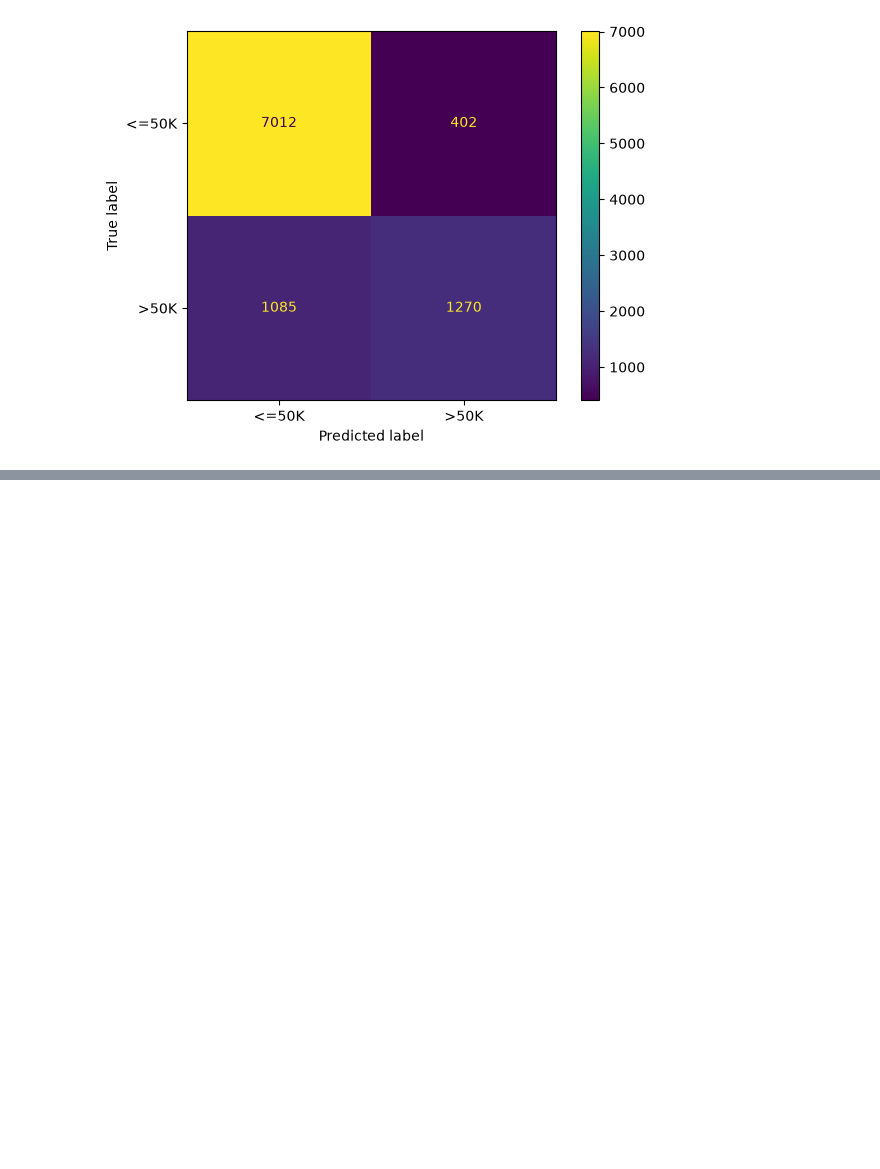
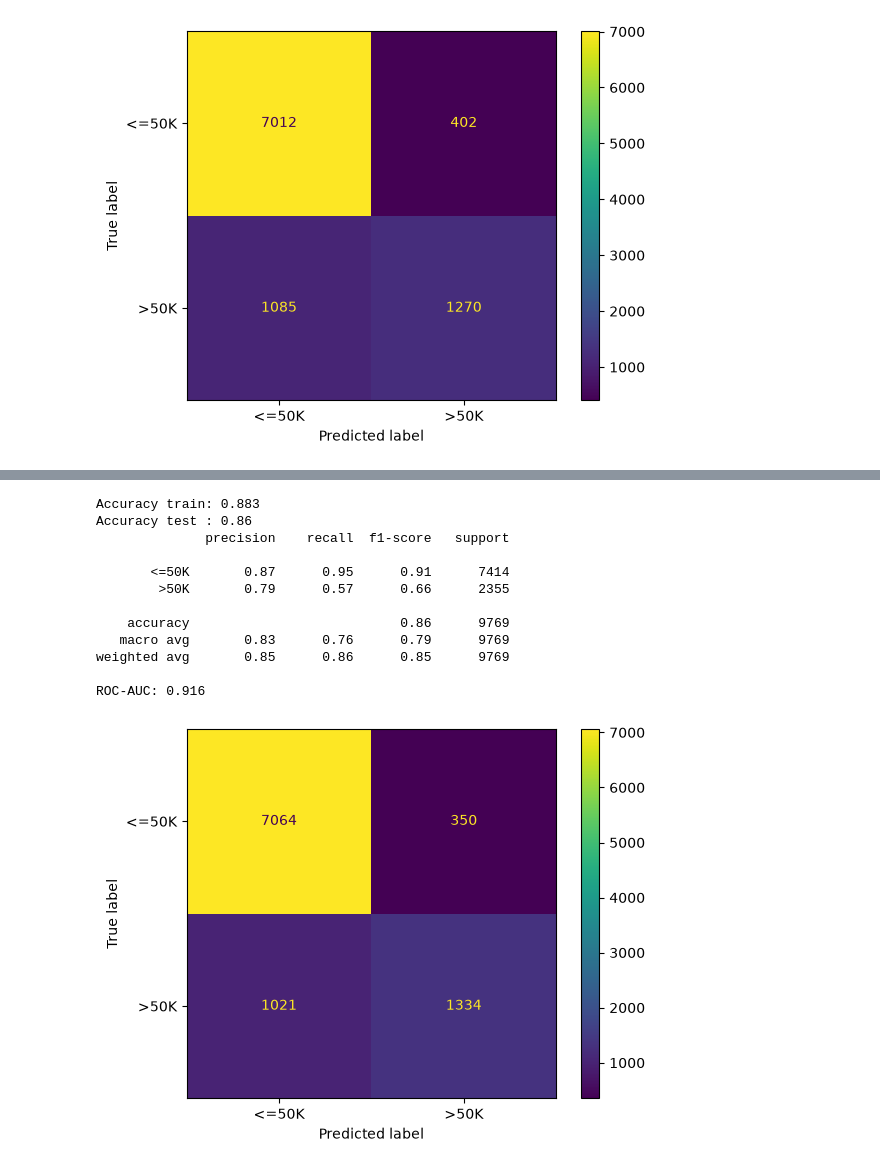
Before and after one commit to BreinerNavarro/IA_II, a Jupyter notebook: Corte_III/censusIcome.ipynb, the cells around one changed output, grey strips where cells are left out. Drawn from its saved outputs; the diff is of its cells as text; code cells hidden in the pictures; blank space fills up the shorter version.

```diff
--- a/Corte_III/censusIcome.ipynb
+++ b/Corte_III/censusIcome.ipynb
@@ -379,0 +455,27 @@ ROC-AUC: 0.883
+# %%
+# Evaluamos el modelo con métricas de clasificación y la curva ROC-AUC
+
+y_pred_rf = bosque.predict(X_test)              # Hacemos predicciones sobre el conjunto de prueba
+y_prob_rf = bosque.predict_proba(X_test)[:, 1]  # Obtenemos las probabilidades de pertenecer a la clase positiva
+
+print("Accuracy train:", round(bosque.score(X_train, y_train), 3))
+print("Accuracy test :", round(bosque.score(X_test, y_test), 3))
+print(classification_report(y_test, y_pred_rf, target_names=["<=50K", ">50K"]))
+print("ROC-AUC:", round(roc_auc_score(y_test, y_prob_rf), 3))
+
+ConfusionMatrixDisplay.from_predictions(y_test, y_pred_rf, display_labels=["<=50K", ">50K"])
+plt.show()
+# %% [output]
+Accuracy train: 0.883
+Accuracy test : 0.86
+              precision    recall  f1-score   support
+
+       <=50K       0.87      0.95      0.91      7414
+        >50K       0.79      0.57      0.66      2355
+
+    accuracy                           0.86      9769
+   macro avg       0.83      0.76      0.79      9769
+weighted avg       0.85      0.86      0.85      9769
+
+ROC-AUC: 0.916
+[figure, added]
```
Also changed, not shown: parts of 15 cells of this notebook.
